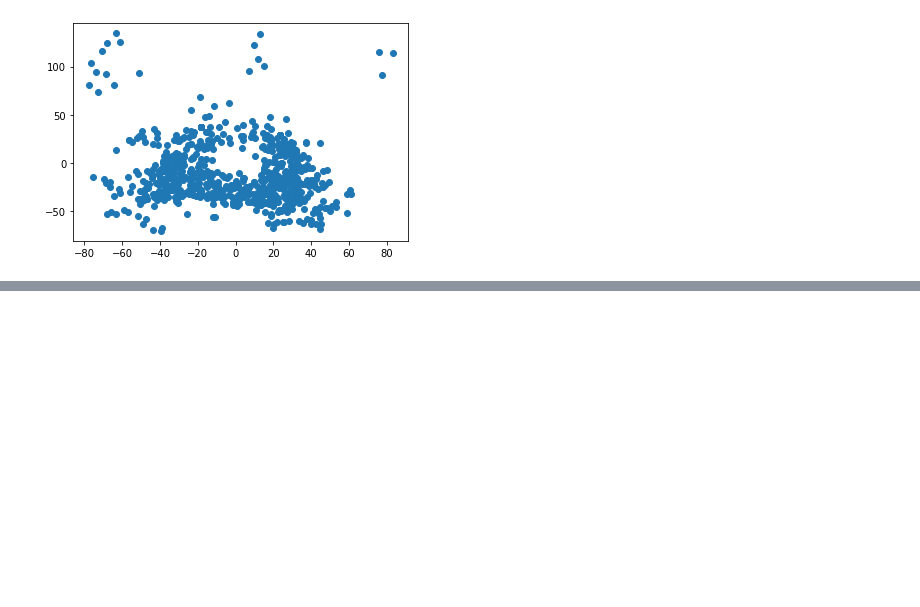
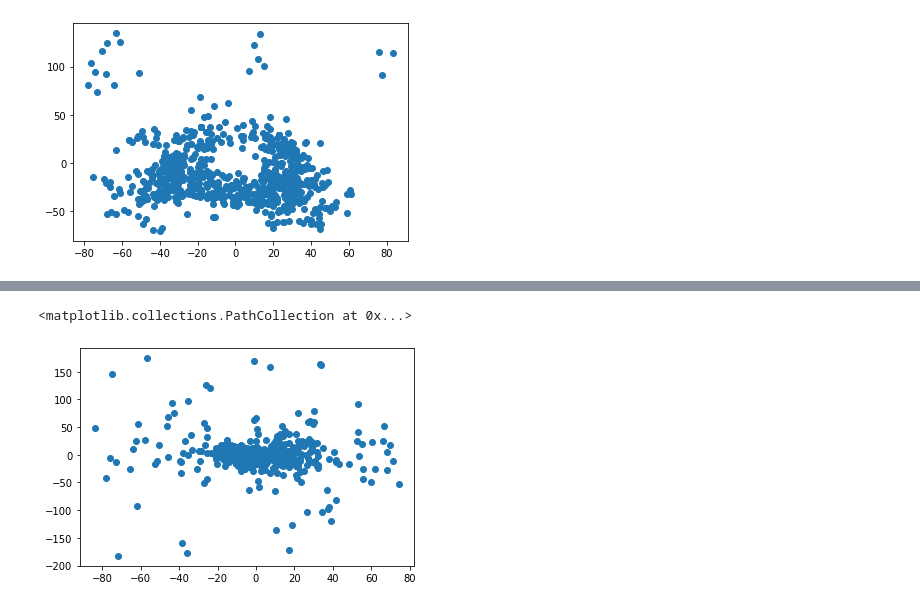
Before and after one commit to MikeDoes/START_HACK_2021, a Jupyter notebook: LoadData_peter.ipynb, the cells around one changed output, grey strips where cells are left out. Cells and saved outputs as stored; diff of their text form; code cells hidden in the pictures; blank space fills up the shorter version.

```diff
--- a/LoadData_peter.ipynb
+++ b/LoadData_peter.ipynb
@@ -14,9 +14,9 @@ import json
 # %% [markdown]
 ## File paths
 # %%
-filename_overhang = 'data/bae8f52c-407e-5f89-a8e3-61fcca51ee0a_raw.h5'
-filename_traverse = 'data/e897d166-1618-5bd3-ba3a-cb7577c64647_raw.h5'
-filename_vertical = 'data/40587108-e1a8-56ae-8c7f-1853f009b7c6_raw.h5'
+filename_overhang = 'data_mammoth/bae8f52c-407e-5f89-a8e3-61fcca51ee0a_raw.h5'
+filename_traverse = 'data_mammoth/e897d166-1618-5bd3-ba3a-cb7577c64647_raw.h5'
+filename_vertical = 'data_mammoth/40587108-e1a8-56ae-8c7f-1853f009b7c6_raw.h5'
 # %% [markdown]
 ## Functions use
 # %%
@@ -231,8 +229,8 @@ class predictor_hand():
 
         self.reg2.fit(x, y[1, :])
 
-        print("Absolute error x: {} y: {}".format(np.mean(y[1, :] - reg2.predict(x)),
-               np.mean(y[0, :] - reg.predict(x))))
+        print("Absolute error x: {} y: {}".format(np.mean(y[1, :] - self.reg2.predict(x)),
+               np.mean(y[0, :] - self.reg.predict(x))))
 
     def predict(self, x):
         return np.array([self.reg.predict(x), self.reg2.predict(x)]).T
@@ -272,0 +287,9 @@ array([15.17936148, -8.01190267])
+# %%
+# Positive delta -> moving on the right
+# Negative delta -> moving on the left
+delta_pos = y.T - x.T[:, 3:]
+# %%
+plt.scatter(delta_pos[:,0], delta_pos[:,1])
+# %% [output]
+<matplotlib.collections.PathCollection at 0x...>
+[figure, added]
```
Also changed, not shown: parts of 11 cells of this notebook.
